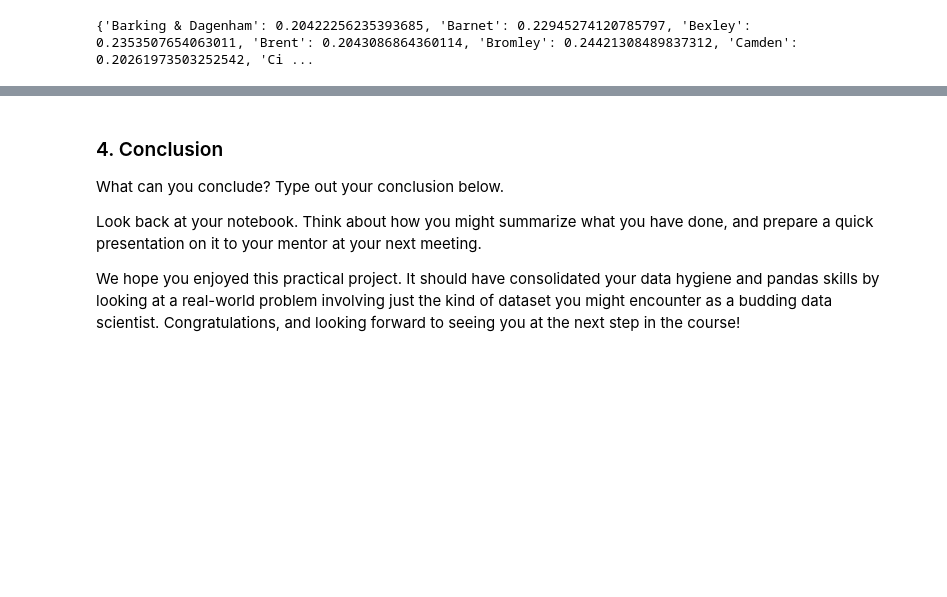
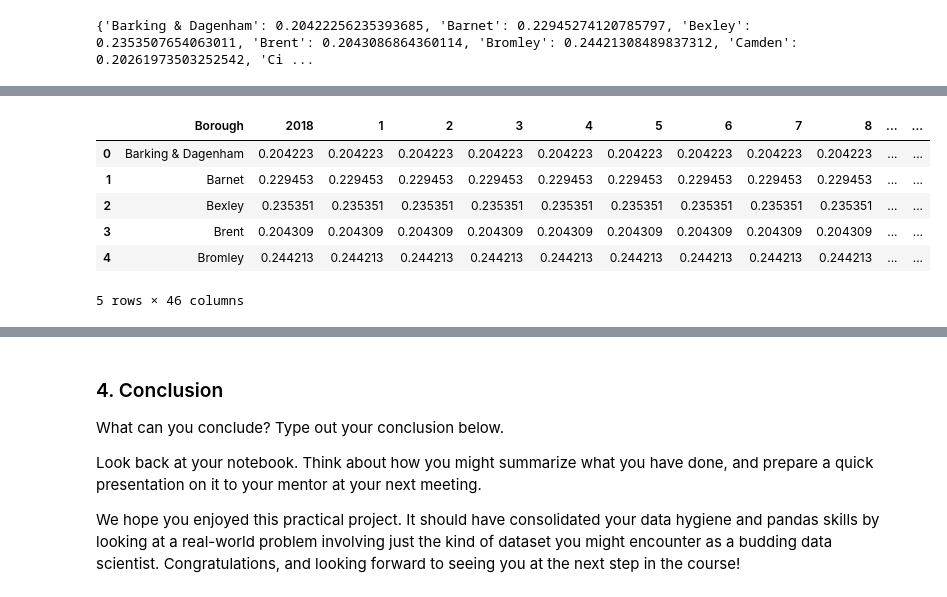
Before and after one commit to alisonreneelao/springboard, a Jupyter notebook: Unit 4 Challenge - Tier 3.ipynb, the cells around one changed output, grey strips where cells are left out. Drawn from its saved outputs; the diff is of its cells as text; code cells hidden in the pictures; blank space fills up the shorter version.

```diff
--- a/Unit 4 Challenge - Tier 3.ipynb
+++ b/Unit 4 Challenge - Tier 3.ipynb
@@ -289,0 +300,12 @@ ValueError: If using all scalar values, you must pass an index
+# %%
+# Let's just rename the 'index' column as 'London_Borough', and the '0' column to '2018'.
+df_ratios.rename(columns={'index':'Borough', 0:'2018'}, inplace=True)
+df_ratios.head()
+# %% [output]
+|  | Borough | 2018 | 1 | 2 | 3 | 4 | 5 | 6 | 7 | 8 | ... | ... |
+| 0 | Barking & Dagenham | 0.204223 | 0.204223 | 0.204223 | 0.204223 | 0.204223 | 0.204223 | 0.204223 | 0.204223 | 0.204223 | ... | ... |
+| 1 | Barnet | 0.229453 | 0.229453 | 0.229453 | 0.229453 | 0.229453 | 0.229453 | 0.229453 | 0.229453 | 0.229453 | ... | ... |
+| 2 | Bexley | 0.235351 | 0.235351 | 0.235351 | 0.235351 | 0.235351 | 0.235351 | 0.235351 | 0.235351 | 0.235351 | ... | ... |
+| 3 | Brent | 0.204309 | 0.204309 | 0.204309 | 0.204309 | 0.204309 | 0.204309 | 0.204309 | 0.204309 | 0.204309 | ... | ... |
+| 4 | Bromley | 0.244213 | 0.244213 | 0.244213 | 0.244213 | 0.244213 | 0.244213 | 0.244213 | 0.244213 | 0.244213 | ... | ... |
+5 rows × 46 columns
```
Also changed, not shown: parts of 7 cells of this notebook.
